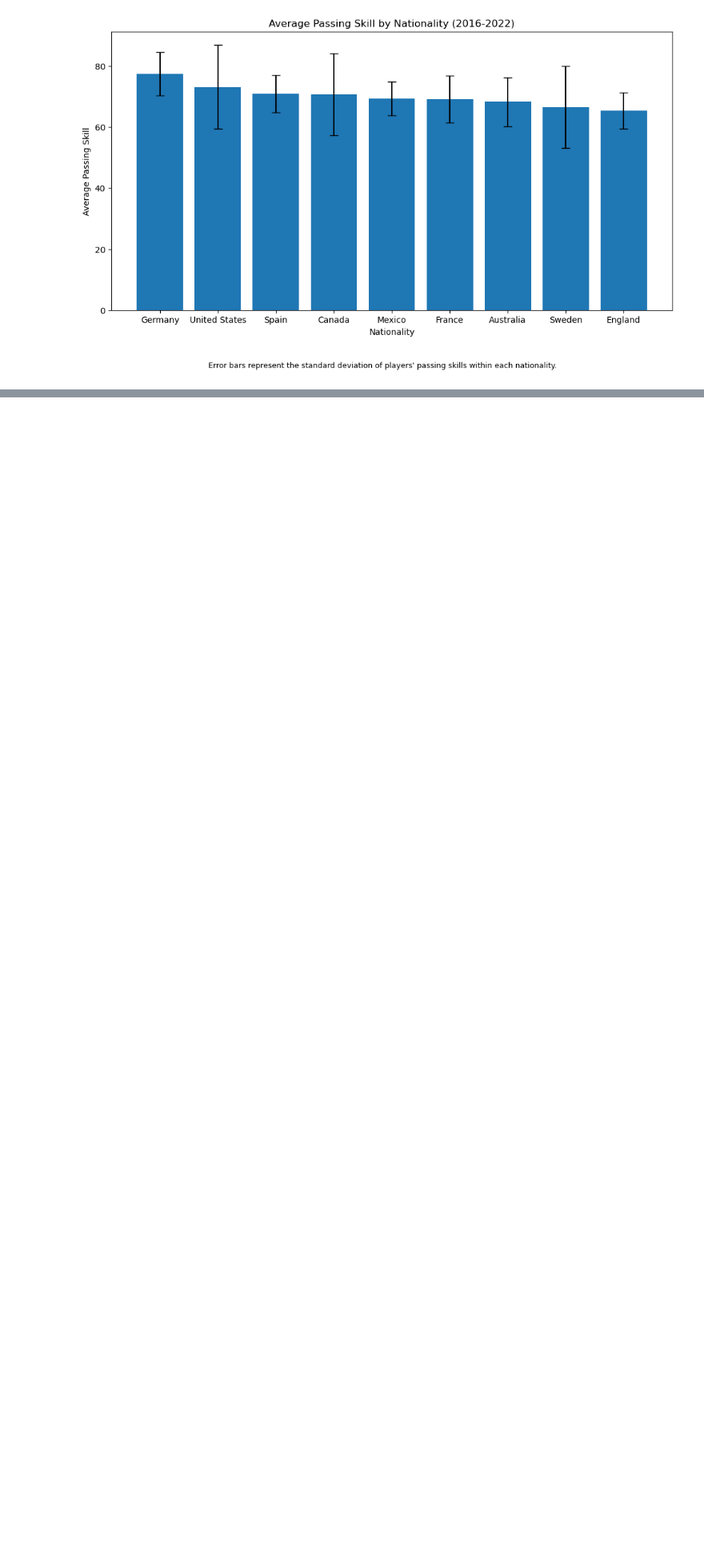
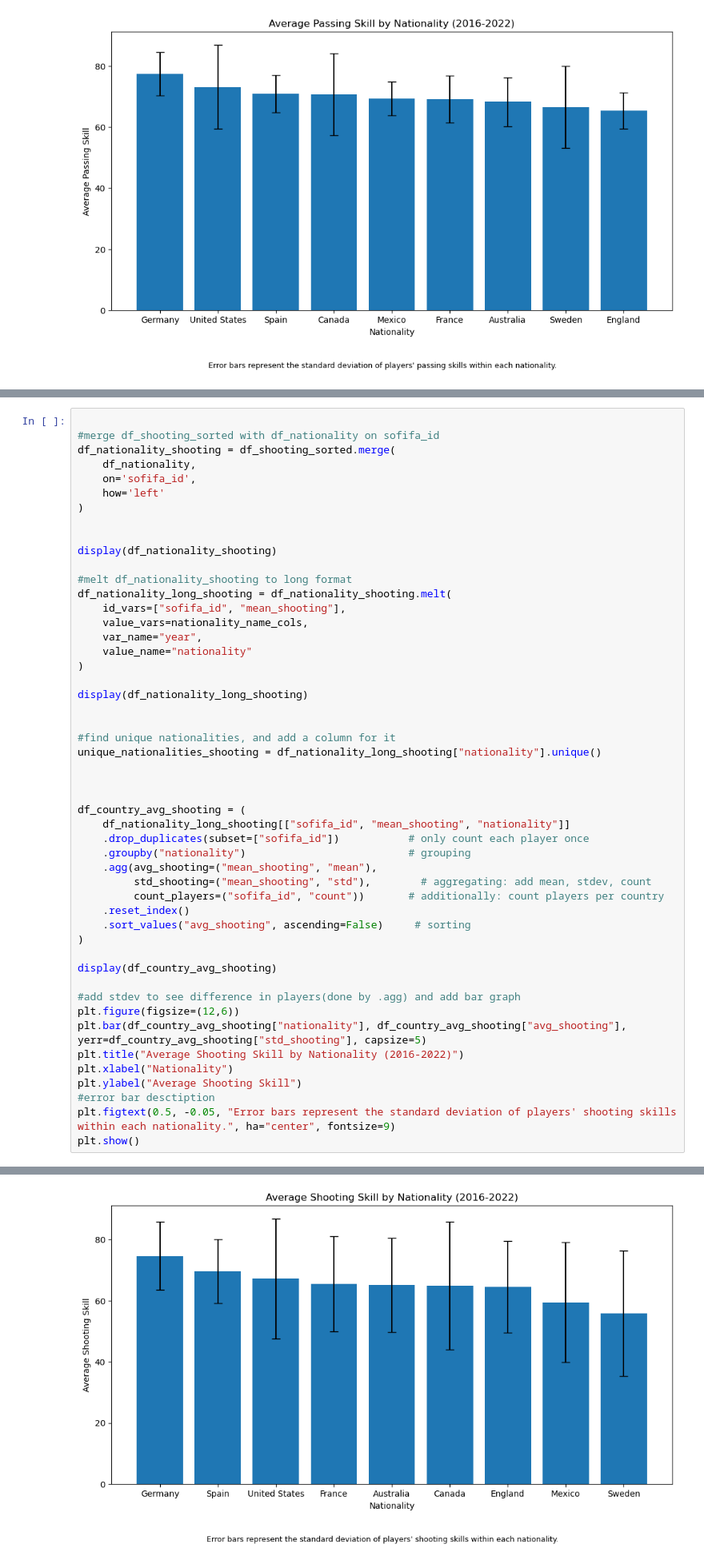
Before and after one commit to Cynthiah0503/qtm151fall2025, a Jupyter notebook: Final Project/final project.ipynb, the cells around one changed output, grey strips where cells are left out. Shown at 80% size. Drawn from its saved outputs; the diff is of its cells as text; blank space fills up the shorter version.

```diff
--- a/Final Project/final project.ipynb
+++ b/Final Project/final project.ipynb
@@ -801,0 +915,51 @@ plt.show()
+# %%
+
+#merge df_shooting_sorted with df_nationality on sofifa_id
+df_nationality_shooting = df_shooting_sorted.merge(
+    df_nationality,
+    on='sofifa_id',
+    how='left'
+)
+
+
+display(df_nationality_shooting)
+
+#melt df_nationality_shooting to long format
+df_nationality_long_shooting = df_nationality_shooting.melt(
+    id_vars=["sofifa_id", "mean_shooting"],
+    value_vars=nationality_name_cols,
+    var_name="year",
+    value_name="nationality"
+)
+
+display(df_nationality_long_shooting)
+
+
+#find unique nationalities, and add a column for it
+unique_nationalities_shooting = df_nationality_long_shooting["nationality"].unique()
+
+
+
+df_country_avg_shooting = (
+    df_nationality_long_shooting[["sofifa_id", "mean_shooting", "nationality"]]
+    .drop_duplicates(subset=["sofifa_id"])           # only count each player once
+    .groupby("nationality")                          # grouping
+    .agg(avg_shooting=("mean_shooting", "mean"),
+         std_shooting=("mean_shooting", "std"),        # aggregating: add mean, stdev, count
+         count_players=("sofifa_id", "count"))       # additionally: count players per country
+    .reset_index()
+    .sort_values("avg_shooting", ascending=False)     # sorting
+)
+
+display(df_country_avg_shooting)
+
+#add stdev to see difference in players(done by .agg) and add bar graph
+plt.figure(figsize=(12,6))
+plt.bar(df_country_avg_shooting["nationality"], df_country_avg_shooting["avg_shooting"], yerr=df_country_avg_shooting["std_shooting"], capsize=5)
+plt.title("Average Shooting Skill by Nationality (2016-2022)")
+plt.xlabel("Nationality")
+plt.ylabel("Average Shooting Skill")
+#error bar desctiption
+plt.figtext(0.5, -0.05, "Error bars represent the standard deviation of players' shooting skills within each nationality.", ha="center", fontsize=9)
+plt.show()
+# %% [output]
@@ -802,3 +1007,4 @@ plt.show()
+[figure, added]
 # %% [markdown]
 # heights
 # %% [markdown]
```
Also changed, not shown: parts of 7 cells of this notebook.
